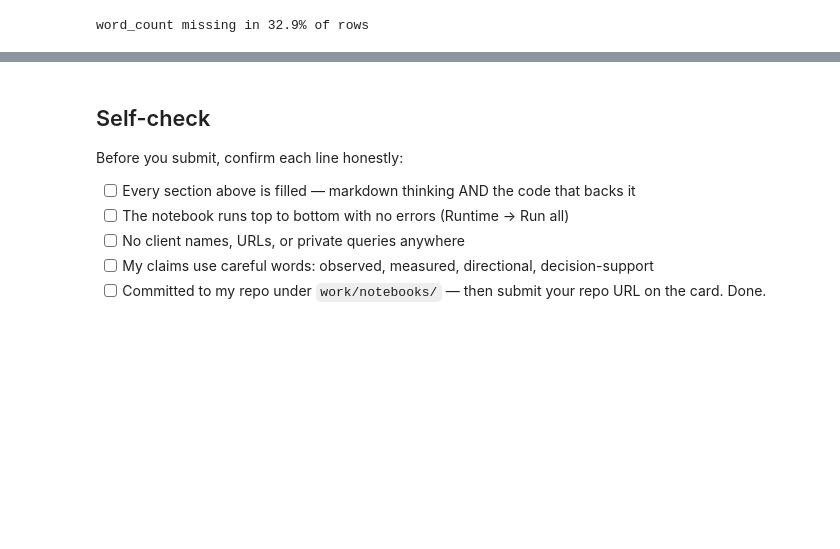
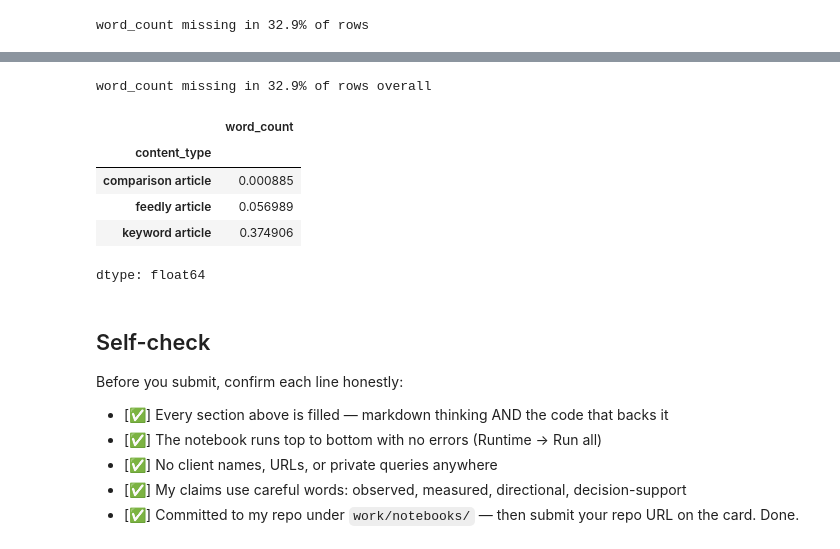
Before and after one commit to moath177/flyrank, a Jupyter notebook: work/notebooks/w03_data_contract.ipynb, the cells around one changed output, grey strips where cells are left out. Drawn from its saved outputs; the diff is of its cells as text; code cells hidden in the pictures; blank space fills up the shorter version.

```diff
--- a/work/notebooks/w03_data_contract.ipynb
+++ b/work/notebooks/w03_data_contract.ipynb
@@ -263,10 +263,24 @@ word_count missing in 32.9% of rows
+# %%
+missing_word_count = feature_frame['word_count'].isna().mean()
+print(f'word_count missing in {missing_word_count:.1%} of rows overall')
+
+missing_by_type = feature_frame.groupby('content_type')['word_count'].apply(lambda s: s.isna().mean())
+missing_by_type
+# %% [output]
+word_count missing in 32.9% of rows overall
+|  | word_count |
+| content_type |  |
+| comparison article | 0.000885 |
+| feedly article | 0.056989 |
+| keyword article | 0.374906 |
+dtype: float64
 # %% [markdown]
 ## Self-check
 
 Before you submit, confirm each line honestly:
 
-- [ ] Every section above is filled — markdown thinking AND the code that backs it
-- [ ] The notebook runs top to bottom with no errors (Runtime → Run all)
-- [ ] No client names, URLs, or private queries anywhere
-- [ ] My claims use careful words: observed, measured, directional, decision-support
-- [ ] Committed to my repo under `work/notebooks/` — then submit your repo URL on the card. Done.
+- [✅] Every section above is filled — markdown thinking AND the code that backs it
+- [✅] The notebook runs top to bottom with no errors (Runtime → Run all)
+- [✅] No client names, URLs, or private queries anywhere
+- [✅] My claims use careful words: observed, measured, directional, decision-support
+- [✅] Committed to my repo under `work/notebooks/` — then submit your repo URL on the card. Done.
```
Also changed, not shown: parts of 3 cells of this notebook.
